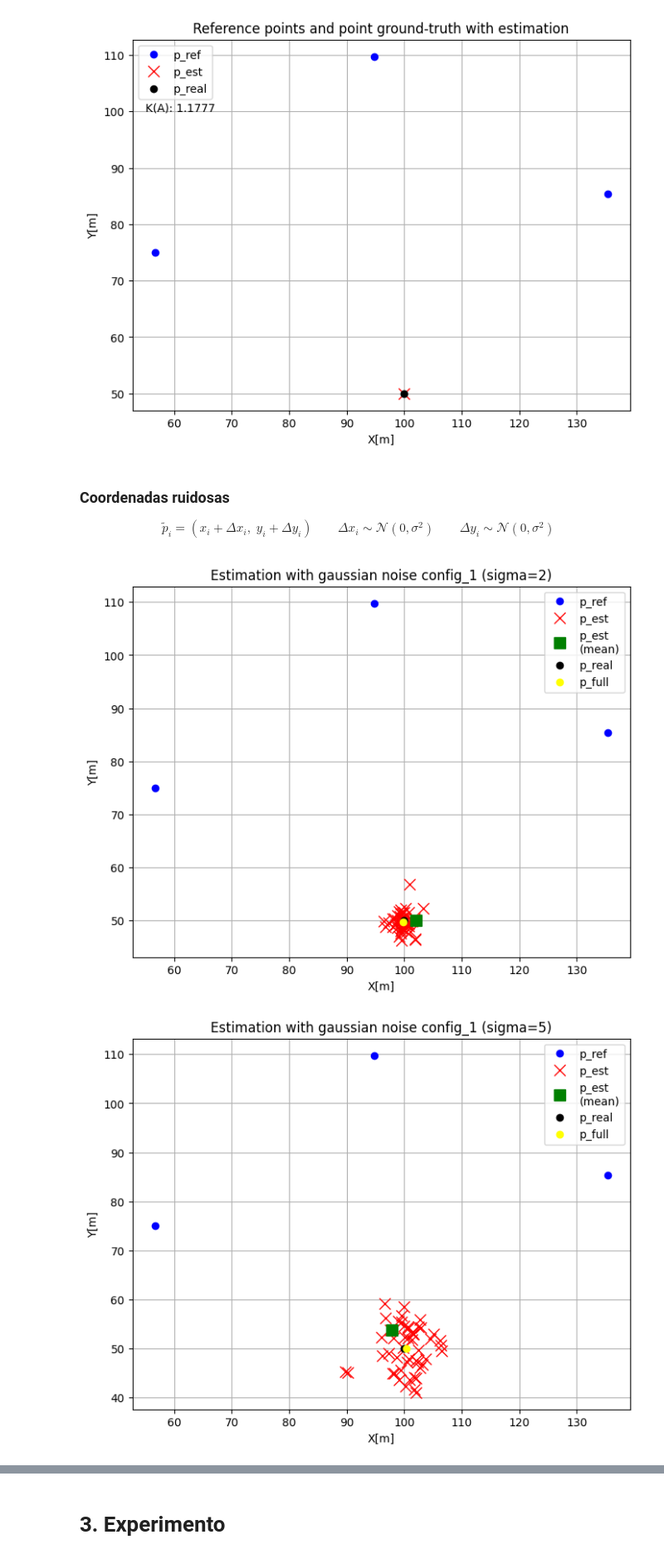
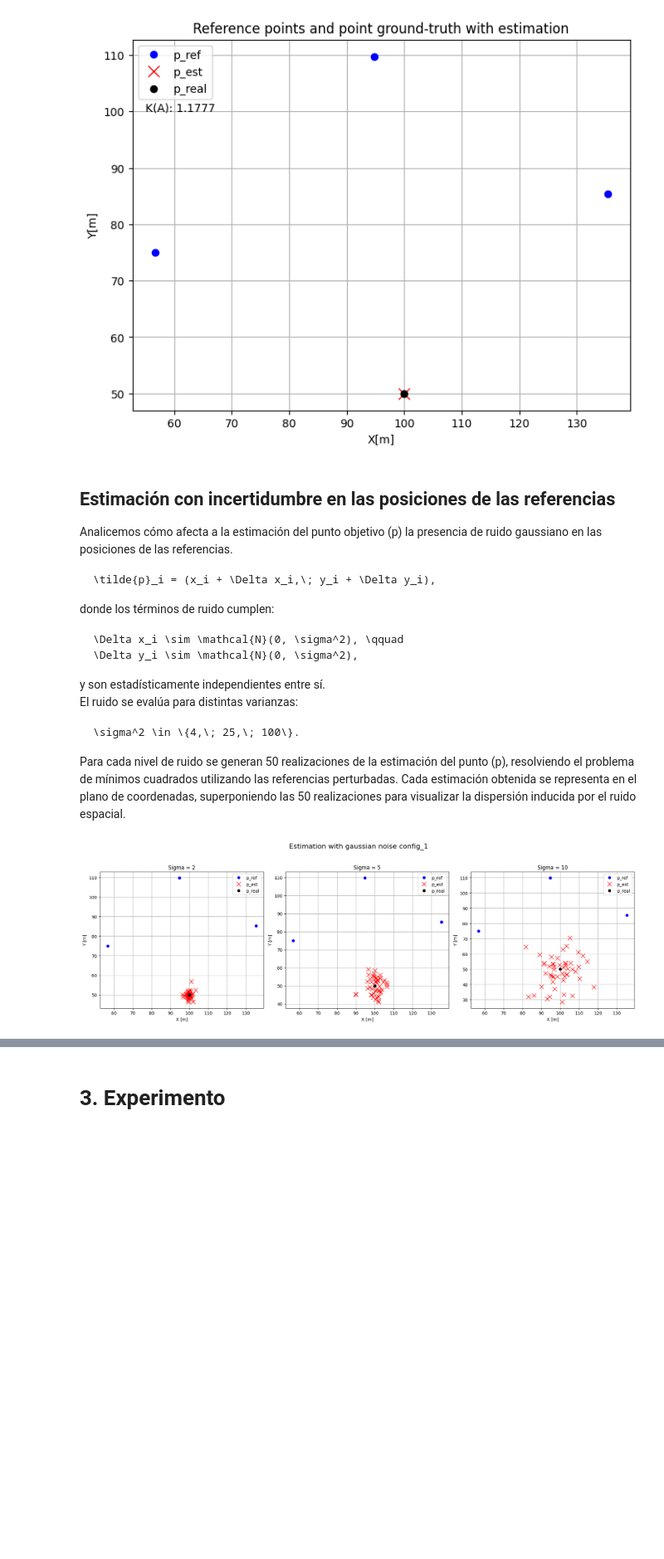
Before and after one commit to Alegarcia049/TP3_INFE, a Jupyter notebook: code.ipynb, the cells around one changed output, grey strips where cells are left out. Shown at 83% size. Drawn from its saved outputs; the diff is of its cells as text; code cells hidden in the pictures; blank space fills up the shorter version.

````diff
--- a/code.ipynb
+++ b/code.ipynb
@@ -104,5 +106,5 @@ def estimate_p(angles, positions):
     A = np.column_stack([np.cos(angles), -np.sin(angles)])    # Design matrix
     b = np.sum(A * positions, axis = 1) # Solutions for linear system
     x, *_ = np.linalg.lstsq(A, b, rcond=None)  # Least Squares solution
-    return  x, np.linalg.cond(A)
+    return  x, np.linalg.cond(A), A
 # %% [markdown]
@@ -110,5 +114,5 @@ def estimate_p(angles, positions):
 # %%
-x, cond = estimate_p(theta_1, pos_1)
+x, cond, _ = estimate_p(theta_1, pos_1)
 
 plt.figure(figsize=(8,6))
 plt.plot(pos_1[:,0], pos_1[:,1], 'o', color='blue', label='p_ref')
@@ -123,16 +127,30 @@ plt.grid(True)
 plt.show()
 # %% [output]
 [figure]
-# %% [markdown]
-### Coordenadas ruidosas
-
-$$
-\tilde p_i = (x_i + \Delta x_i,\; y_i + \Delta y_i)
-\qquad
-\Delta x_i \sim \mathcal N(0,\sigma^2)
-\qquad
-\Delta y_i \sim \mathcal N(0,\sigma^2)
-$$
+# %% [markdown]
+## Estimación con incertidumbre en las posiciones de las referencias
+
+Analicemos cómo afecta a la estimación del punto objetivo \(p\) la presencia de ruido gaussiano en las posiciones de las referencias.
+
+```math
+\tilde{p}_i = (x_i + \Delta x_i,\; y_i + \Delta y_i),
+```
+
+donde los términos de ruido cumplen:
+
+```math
+\Delta x_i \sim \mathcal{N}(0, \sigma^2), \qquad
+\Delta y_i \sim \mathcal{N}(0, \sigma^2),
+```
+
+y son estadísticamente independientes entre sí.
+El ruido se evalúa para distintas varianzas:
+
+```math
+\sigma^2 \in \{4,\; 25,\; 100\}.
+```
+
+Para cada nivel de ruido se generan 50 realizaciones de la estimación del punto \(p\), resolviendo el problema de mínimos cuadrados utilizando las referencias perturbadas. Cada estimación obtenida se representa en el plano de coordenadas, superponiendo las 50 realizaciones para visualizar la dispersión inducida por el ruido espacial.
 # %%
 def generate_gaussian_noisy_samples(reference_tensor, sigma, num_samples, axis, rng):
     """
@@ -203,30 +191,35 @@ def estimate_p_batches(angles, positions):
 # %%
 # Introducing gaussian noise to reference points's coordinates
 SAMPLES = 50
 
 sigmas = (2, 5, 10)
 estimations = np.zeros((3, SAMPLES, 2))
-full = np.zeros((3,2))
 for k in range(len(sigmas)):
     noisy_sampling = generate_gaussian_noisy_samples(pos_1, sigmas[k], SAMPLES, 0, RNG)
-    full[k], _ = estimate_p_batches(theta_1, noisy_sampling)
     for i in range(noisy_sampling.shape[0]):
-        x, _ = estimate_p(theta_1, noisy_sampling[i])
+        x, *_ = estimate_p(theta_1, noisy_sampling[i])
         estimations[k, i] = x
 
-for i in range(estimations.shape[0]):
-    plt.figure(figsize=(8,6))
-    plt.plot(pos_1[:,0], pos_1[:,1], 'o', color='blue', label='p_ref')
-    plt.plot(estimations[i,:,0], estimations[i,:,1], 'x', markersize=10.0, color='red', label='p_est')
-    plt.plot(np.mean(estimations[:,i,0]), np.mean(estimations[:,i,1]), 's', markersize=10.0, color='green', label='p_est\n(mean)')
-    plt.plot(p[0], p[1], 'o', color='black', label='p_real')
-    plt.plot(full[i,0],full[i,1], 'o', color='yellow', label='p_full')
-    plt.title(f'Estimation with gaussian noise config_1 (sigma={sigmas[i]})')
-    plt.legend(loc='upper right')
-    plt.xlabel('X[m]')
-    plt.ylabel('Y[m]')
-    plt.grid(True)
-    plt.show()
+n = estimations.shape[0]
+
+fig, axes = plt.subplots(1, n, figsize=(6*n, 6))
+
+for i in range(n):
+    ax = axes[i] if n > 1 else axes
+
+    ax.plot(pos_1[:,0], pos_1[:,1], 'o', color='blue', label='p_ref')
+    ax.plot(estimations[i,:,0], estimations[i,:,1], 'x', markersize=10.0,
+            color='red', label='p_est')
+    ax.plot(p[0], p[1], 'o', color='black', label='p_real')
+
+    ax.set_title(f'Sigma = {sigmas[i]}')
+    ax.set_xlabel('X [m]')
+    ax.set_ylabel('Y [m]')
+    ax.grid(True)
+    ax.legend(loc='upper right')
+
+plt.suptitle('Estimation with gaussian noise config_1', fontsize=16)
+plt.tight_layout(rect=[0, 0, 1, 0.95])
+plt.show()
 # %% [output]
-[figure, old version]
+[figure, new version]
-[figure, removed]
````
Also changed, not shown: parts of 18 cells of this notebook, 8 other files.
